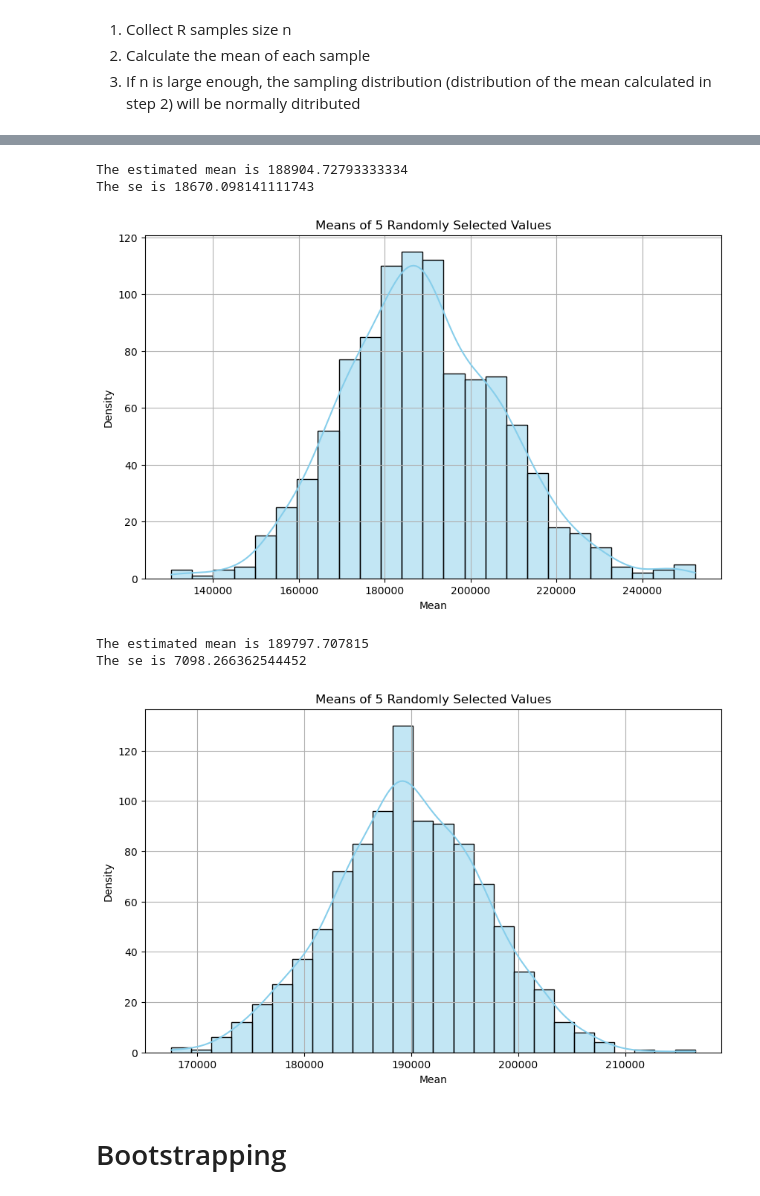
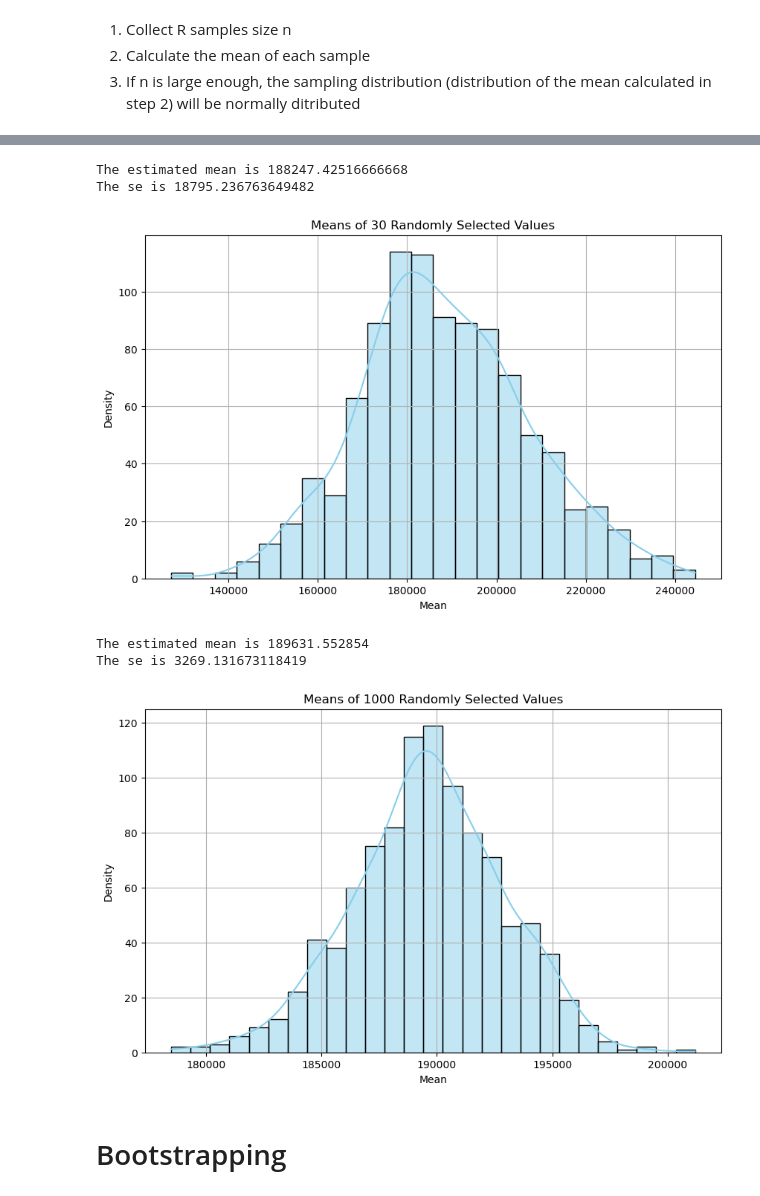
Before and after one commit to MarkPhamm/AI---ML, a Jupyter notebook: statistics/normal_distribution.ipynb, the cells around one changed output, grey strips where cells are left out. Cells and saved outputs as stored; diff of their text form; code cells hidden in the pictures.

```diff
--- a/statistics/normal_distribution.ipynb
+++ b/statistics/normal_distribution.ipynb
@@ -7,10 +7,12 @@ import random
 # %%
 df = pd.read_csv(r"adult.csv")
 # %%
-population = df[['fnlwgt']].values.reshape(32561,1)
+population = df[['fnlwgt']].values
 population.shape
 # %% [output]
 (32561, 1)
+# %%
+population = population.flatten()
 # %%
 sns.histplot(population, kde=True, color='skyblue')
 # %% [output]
@@ -69,7 +75,7 @@ def central_limit_theorem(population, num_values, Boostrap = False):
     # Plot the means using Seaborn
     plt.figure(figsize=(10, 6))
     sns.histplot(means, kde=True, color='skyblue')
-    plt.title('Means of 5 Randomly Selected Values')
+    plt.title(f'Means of {num_values} Randomly Selected Values')
     plt.xlabel('Mean')
     plt.ylabel('Density')
     plt.grid(True)
@@ -89,15 +95,15 @@ The se is 23398.45607381302
 # %%
 central_limit_theorem(population=population, num_values=30)
 # %% [output]
-The estimated mean is 188904.72793333334
-The se is 18670.098141111743
+The estimated mean is 188247.42516666668
+The se is 18795.236763649482
-[figure, old version]
+[figure, new version]
 # %%
-central_limit_theorem(population=population, num_values=200)
+central_limit_theorem(population=population, num_values=1000)
 # %% [output]
-The estimated mean is 189797.707815
-The se is 7098.266362544452
+The estimated mean is 189631.552854
+The se is 3269.131673118419
-[figure, old version]
+[figure, new version]
 # %% [markdown]
 # Bootstrapping
 # %% [markdown]
```
Also changed, not shown: parts of 7 cells of this notebook.
